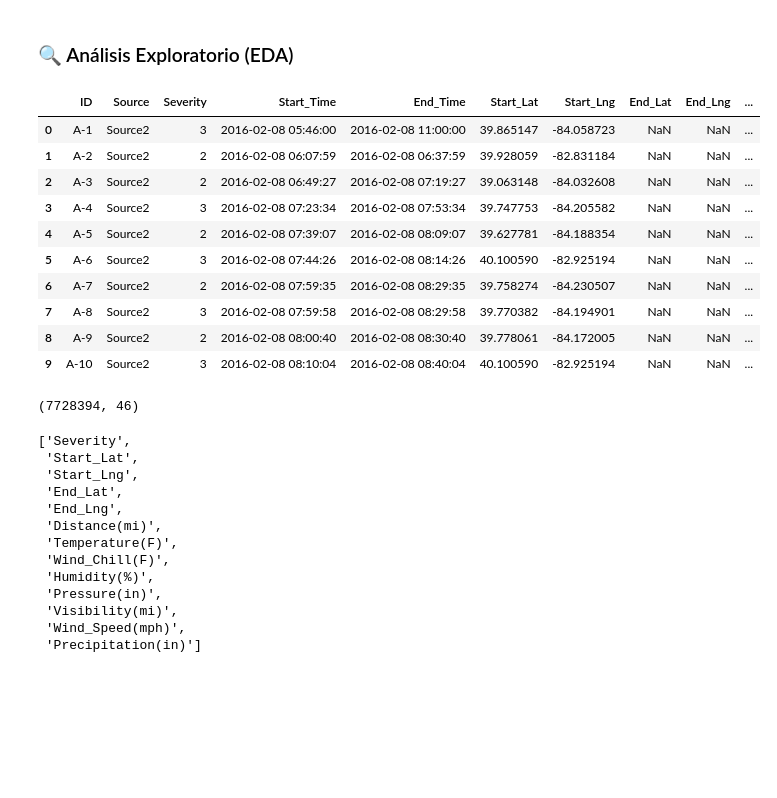
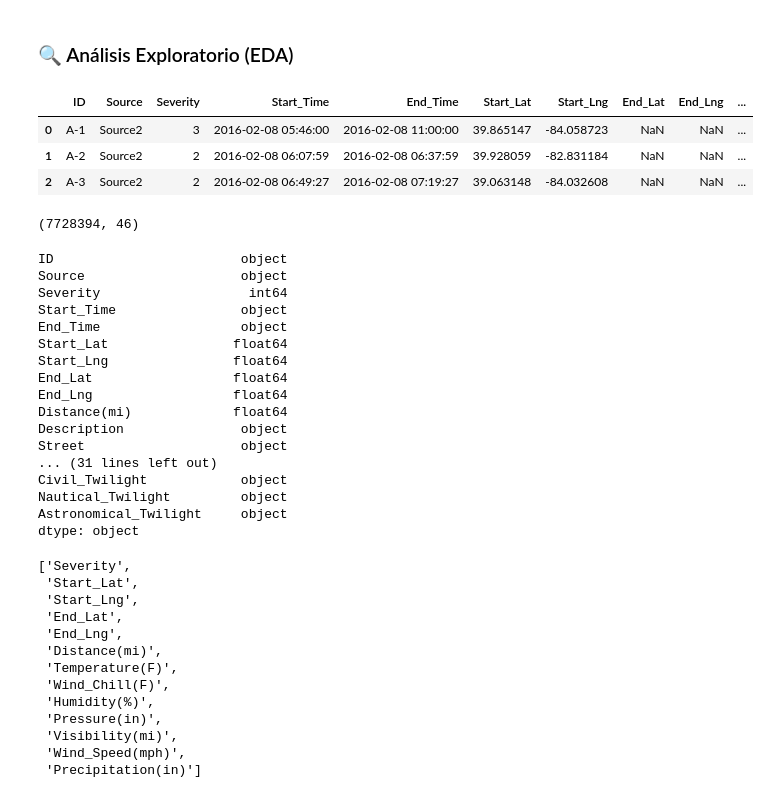
Before and after one commit to edegraciab/final_project, a Jupyter notebook: notebooks/02.EDA.ipynb, the cells around one changed output. Drawn from its saved outputs; the diff is of its cells as text; code cells hidden in the pictures; blank space fills up the shorter version.

Commit message:
update dtypes

```diff
--- a/notebooks/02.EDA.ipynb
+++ b/notebooks/02.EDA.ipynb
@@ -14,22 +14,33 @@ traffic_accidents_raw = pd.read_csv(csv_file) # leemos el dataset
 # %% [markdown]
 ### 🔍 Análisis Exploratorio (EDA)
 # %%
-traffic_accidents_raw.head(10)
+traffic_accidents_raw.head(3)
 # %% [output]
 |  | ID | Source | Severity | Start_Time | End_Time | Start_Lat | Start_Lng | End_Lat | End_Lng | ... |
 | 0 | A-1 | Source2 | 3 | 2016-02-08 05:46:00 | 2016-02-08 11:00:00 | 39.865147 | -84.058723 | NaN | NaN | ... |
 | 1 | A-2 | Source2 | 2 | 2016-02-08 06:07:59 | 2016-02-08 06:37:59 | 39.928059 | -82.831184 | NaN | NaN | ... |
 | 2 | A-3 | Source2 | 2 | 2016-02-08 06:49:27 | 2016-02-08 07:19:27 | 39.063148 | -84.032608 | NaN | NaN | ... |
-| 3 | A-4 | Source2 | 3 | 2016-02-08 07:23:34 | 2016-02-08 07:53:34 | 39.747753 | -84.205582 | NaN | NaN | ... |
-| 4 | A-5 | Source2 | 2 | 2016-02-08 07:39:07 | 2016-02-08 08:09:07 | 39.627781 | -84.188354 | NaN | NaN | ... |
-| 5 | A-6 | Source2 | 3 | 2016-02-08 07:44:26 | 2016-02-08 08:14:26 | 40.100590 | -82.925194 | NaN | NaN | ... |
-| 6 | A-7 | Source2 | 2 | 2016-02-08 07:59:35 | 2016-02-08 08:29:35 | 39.758274 | -84.230507 | NaN | NaN | ... |
-| 7 | A-8 | Source2 | 3 | 2016-02-08 07:59:58 | 2016-02-08 08:29:58 | 39.770382 | -84.194901 | NaN | NaN | ... |
-| 8 | A-9 | Source2 | 2 | 2016-02-08 08:00:40 | 2016-02-08 08:30:40 | 39.778061 | -84.172005 | NaN | NaN | ... |
-| 9 | A-10 | Source2 | 3 | 2016-02-08 08:10:04 | 2016-02-08 08:40:04 | 40.100590 | -82.925194 | NaN | NaN | ... |
 # %%
 traffic_accidents_raw.shape
 # %% [output]
 (7728394, 46)
 # %%
-df.dtypes
+traffic_accidents_raw.dtypes
+# %% [output]
+ID                        object
+Source                    object
+Severity                   int64
+Start_Time                object
+End_Time                  object
+Start_Lat                float64
+Start_Lng                float64
+End_Lat                  float64
+End_Lng                  float64
+Distance(mi)             float64
+Description               object
+Street                    object
+... (31 lines left out)
+Civil_Twilight            object
+Nautical_Twilight         object
+Astronomical_Twilight     object
+dtype: object
```
Also changed, not shown: parts of 2 cells of this notebook.
